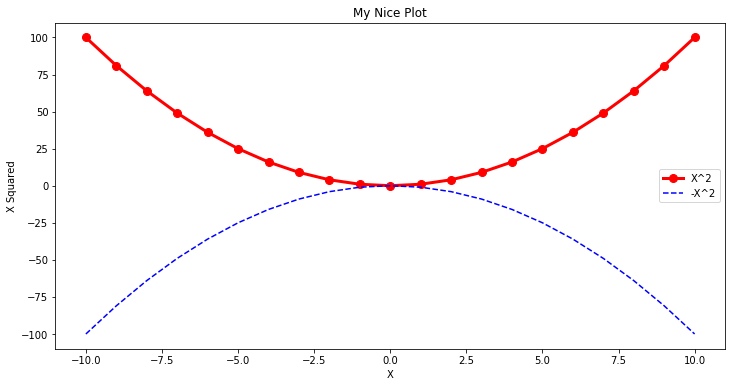
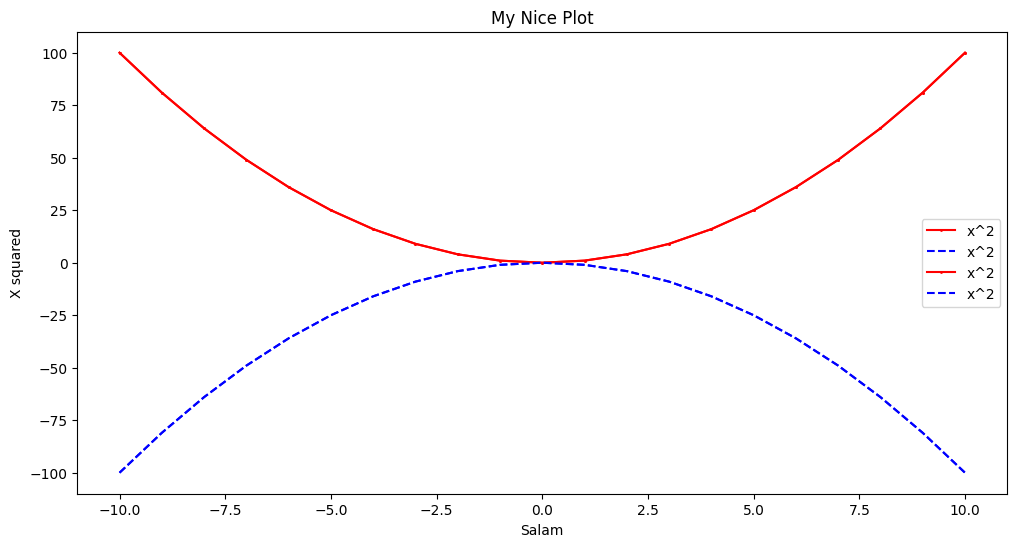
Code edit (unified diff) that turned the first committed figure into the second:
--- before
+++ after
@@ -1,14 +1,8 @@
-axes.plot(
-    x, (x ** 2), color='red', linewidth=3,
-    marker='o', markersize=8, label='X^2')
-
-axes.plot(x, -1 * (x ** 2), 'b--', label='-X^2')
-
-axes.set_xlabel('X')
-axes.set_ylabel('X Squared')
-
+axes.plot(x, x ** 2, color = 'red', marker = 'o', markersize = 1, label = 'x^2')
+axes.plot(x,-1*(x**2), 'b--', label = 'x^2')
+axes.set_xlabel('Salam')
+axes.set_ylabel('X squared')
+axes.legend()
 axes.set_title("My Nice Plot")
 
-axes.legend()
-
 fig

Commit: Создано в Colab